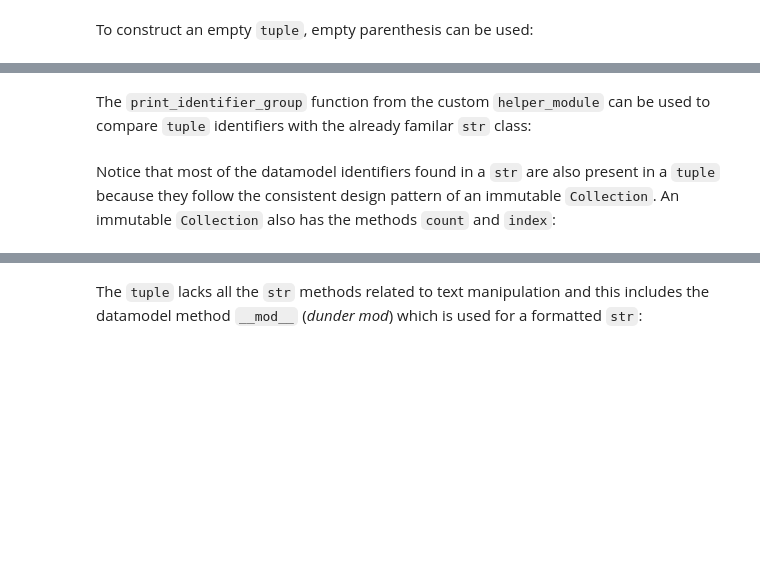
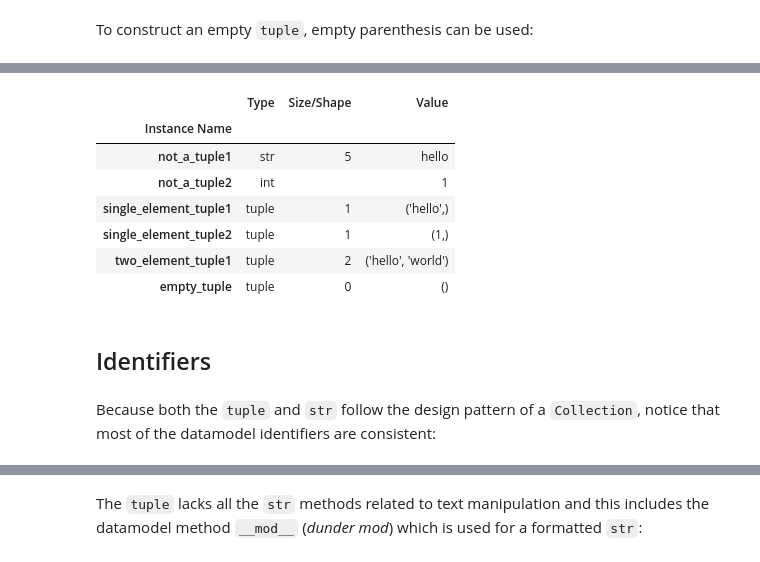
Before and after one commit to PhilipYip1988/python-notebooks, a Jupyter notebook: builtins_module_tuple/notebook.ipynb, the cells around one changed output, grey strips where cells are left out. Cells and saved outputs as stored; diff of their text form; code cells hidden in the pictures; blank space fills up the shorter version.

````diff
--- a/builtins_module_tuple/notebook.ipynb
+++ b/builtins_module_tuple/notebook.ipynb
@@ -363,2 +332,0 @@ class tuple(object)
-# %% [markdown]
-The ```print_identifier_group``` function from the custom ```helper_module``` can be used to compare ```tuple``` identifiers with the already familar ```str``` class:
@@ -367,3 +333,16 @@ from helper_module import print_identifier_group
-# %% [markdown]
-Notice that most of the datamodel identifiers found in a ```str``` are also present in a ```tuple``` because they follow the consistent design pattern of an immutable ```Collection```. An immutable ```Collection``` also has the methods ```count``` and ```index```:
+# %%
+variables().loc[['not_a_tuple1', 'not_a_tuple2', 'single_element_tuple1', 'single_element_tuple2', 'two_element_tuple1', 'empty_tuple']]
+# %% [output]
+|  | Type | Size/Shape | Value |
+| Instance Name |  |  |  |
+| not_a_tuple1 | str | 5 | hello |
+| not_a_tuple2 | int |  | 1 |
+| single_element_tuple1 | tuple | 1 | ('hello',) |
+| single_element_tuple2 | tuple | 1 | (1,) |
+| two_element_tuple1 | tuple | 2 | ('hello', 'world') |
+| empty_tuple | tuple | 0 | () |
+# %% [markdown]
+## Identifiers
+# %% [markdown]
+Because both the ```tuple``` and ```str``` follow the design pattern of a ```Collection```, notice that most of the datamodel identifiers are consistent:
 # %%
````
Also changed, not shown: parts of 154 cells of this notebook, 5 other files.
